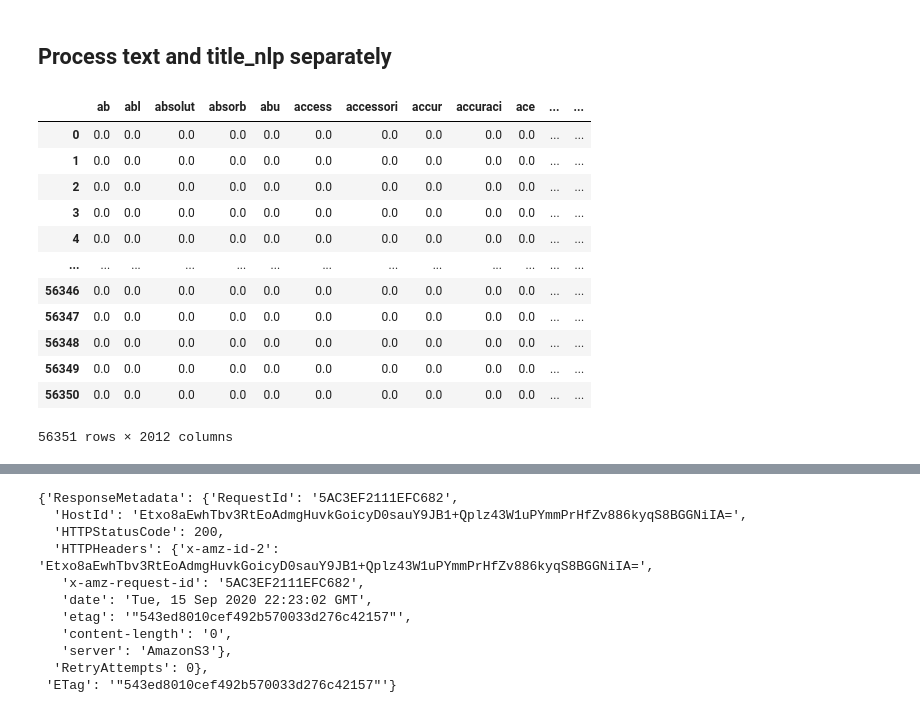
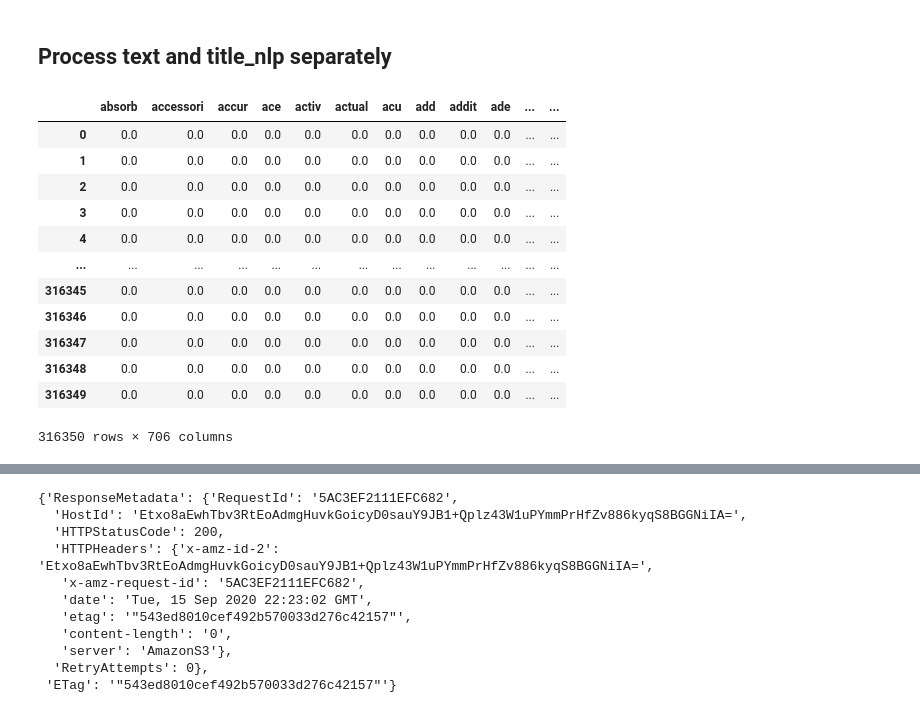
Before and after one commit to alirezasdg1/Amazon-recommender-system, a Jupyter notebook: notebooks/Content_based_recommender.ipynb, the cells around one changed output, grey strips where cells are left out. Drawn from its saved outputs; the diff is of its cells as text; code cells hidden in the pictures.

```diff
--- a/notebooks/Content_based_recommender.ipynb
+++ b/notebooks/Content_based_recommender.ipynb
@@ -86,23 +92,23 @@ s3_resource.Object(bucket, 'df_items.csv').put(Body=csv_buffer.getvalue())
 # %% [markdown]
 ## Process text and title_nlp separately
 # %%
-vectorizer_text, df_text = nlp_process(df_items['item_text'],max_features = None)
+vectorizer_item_text, df_item_text = nlp_process(df_items['item_text'],max_features = None)
-# %%
-df_text
-# %% [output]
-|  | ab | abl | absolut | absorb | abu | access | accessori | accur | accuraci | ace | ... | ... |
-| 0 | 0.0 | 0.0 | 0.0 | 0.0 | 0.0 | 0.0 | 0.0 | 0.0 | 0.0 | 0.0 | ... | ... |
-| 1 | 0.0 | 0.0 | 0.0 | 0.0 | 0.0 | 0.0 | 0.0 | 0.0 | 0.0 | 0.0 | ... | ... |
-| 2 | 0.0 | 0.0 | 0.0 | 0.0 | 0.0 | 0.0 | 0.0 | 0.0 | 0.0 | 0.0 | ... | ... |
-| 3 | 0.0 | 0.0 | 0.0 | 0.0 | 0.0 | 0.0 | 0.0 | 0.0 | 0.0 | 0.0 | ... | ... |
-| 4 | 0.0 | 0.0 | 0.0 | 0.0 | 0.0 | 0.0 | 0.0 | 0.0 | 0.0 | 0.0 | ... | ... |
-| ... | ... | ... | ... | ... | ... | ... | ... | ... | ... | ... | ... | ... |
-| 56346 | 0.0 | 0.0 | 0.0 | 0.0 | 0.0 | 0.0 | 0.0 | 0.0 | 0.0 | 0.0 | ... | ... |
-| 56347 | 0.0 | 0.0 | 0.0 | 0.0 | 0.0 | 0.0 | 0.0 | 0.0 | 0.0 | 0.0 | ... | ... |
-| 56348 | 0.0 | 0.0 | 0.0 | 0.0 | 0.0 | 0.0 | 0.0 | 0.0 | 0.0 | 0.0 | ... | ... |
-| 56349 | 0.0 | 0.0 | 0.0 | 0.0 | 0.0 | 0.0 | 0.0 | 0.0 | 0.0 | 0.0 | ... | ... |
-| 56350 | 0.0 | 0.0 | 0.0 | 0.0 | 0.0 | 0.0 | 0.0 | 0.0 | 0.0 | 0.0 | ... | ... |
-56351 rows × 2012 columns
+# %%
+df_item_text
+# %% [output]
+|  | absorb | accessori | accur | ace | activ | actual | acu | add | addit | ade | ... | ... |
+| 0 | 0.0 | 0.0 | 0.0 | 0.0 | 0.0 | 0.0 | 0.0 | 0.0 | 0.0 | 0.0 | ... | ... |
+| 1 | 0.0 | 0.0 | 0.0 | 0.0 | 0.0 | 0.0 | 0.0 | 0.0 | 0.0 | 0.0 | ... | ... |
+| 2 | 0.0 | 0.0 | 0.0 | 0.0 | 0.0 | 0.0 | 0.0 | 0.0 | 0.0 | 0.0 | ... | ... |
+| 3 | 0.0 | 0.0 | 0.0 | 0.0 | 0.0 | 0.0 | 0.0 | 0.0 | 0.0 | 0.0 | ... | ... |
+| 4 | 0.0 | 0.0 | 0.0 | 0.0 | 0.0 | 0.0 | 0.0 | 0.0 | 0.0 | 0.0 | ... | ... |
+| ... | ... | ... | ... | ... | ... | ... | ... | ... | ... | ... | ... | ... |
+| 316345 | 0.0 | 0.0 | 0.0 | 0.0 | 0.0 | 0.0 | 0.0 | 0.0 | 0.0 | 0.0 | ... | ... |
+| 316346 | 0.0 | 0.0 | 0.0 | 0.0 | 0.0 | 0.0 | 0.0 | 0.0 | 0.0 | 0.0 | ... | ... |
+| 316347 | 0.0 | 0.0 | 0.0 | 0.0 | 0.0 | 0.0 | 0.0 | 0.0 | 0.0 | 0.0 | ... | ... |
+| 316348 | 0.0 | 0.0 | 0.0 | 0.0 | 0.0 | 0.0 | 0.0 | 0.0 | 0.0 | 0.0 | ... | ... |
+| 316349 | 0.0 | 0.0 | 0.0 | 0.0 | 0.0 | 0.0 | 0.0 | 0.0 | 0.0 | 0.0 | ... | ... |
+316350 rows × 706 columns
 # %%
 vectorizer_title, df_title = nlp_process(df_items['title_nlp'],max_features = None)
 # %%
```
Also changed, not shown: parts of 11 cells of this notebook.
